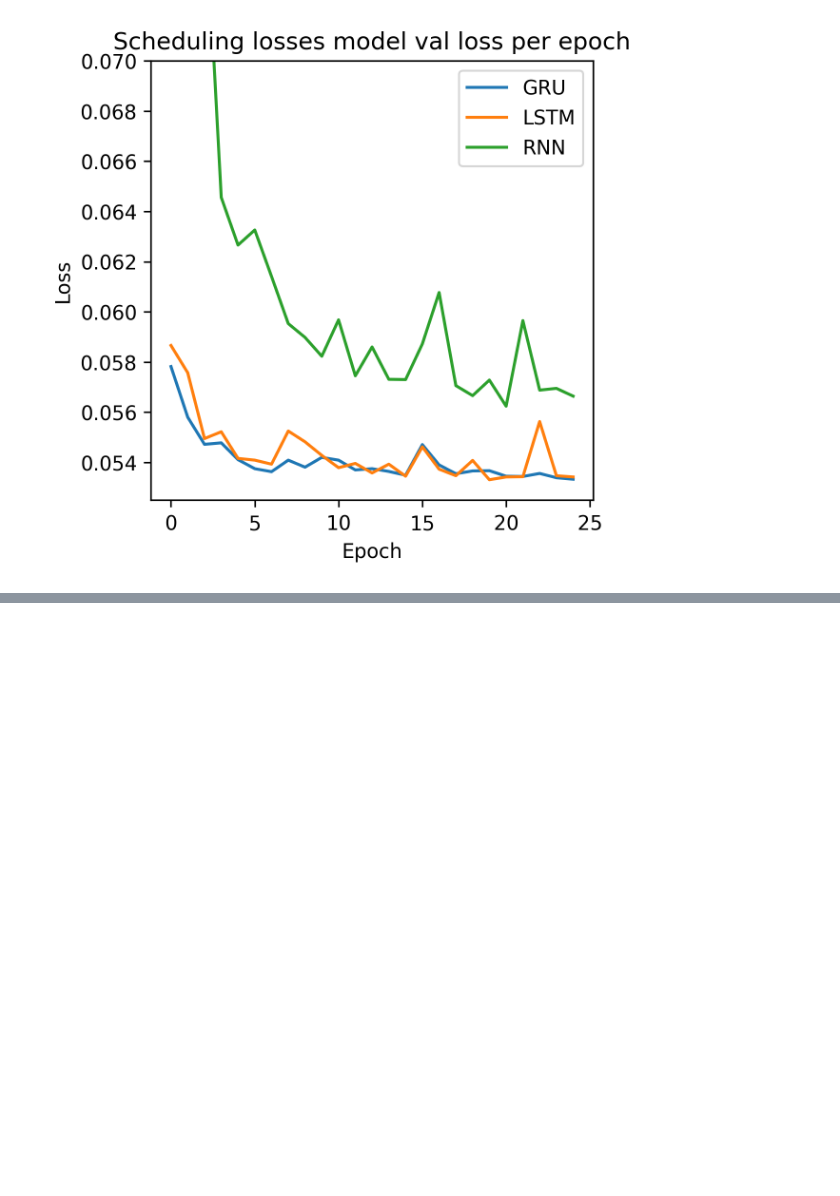
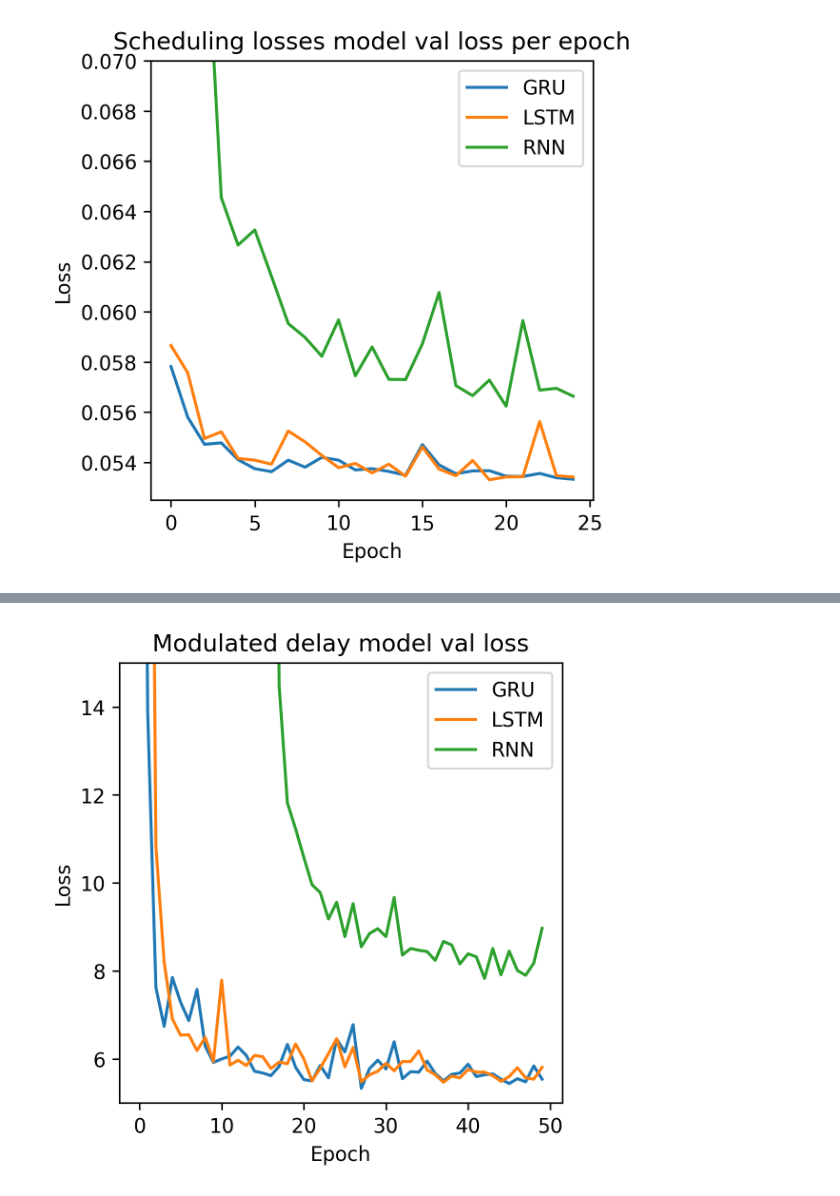
Before and after one commit to shouryaverma/routenet_fermi, a Jupyter notebook: results.ipynb, the cells around one changed output, grey strips where cells are left out. Drawn from its saved outputs; the diff is of its cells as text; code cells hidden in the pictures; blank space fills up the shorter version.

```diff
--- a/results.ipynb
+++ b/results.ipynb
@@ -174,0 +248,17 @@ plt.show()
+# %%
+gru_val = extract_loss_values('/home/verma198/Public/RouteNet-Fermi/traffic_models/delay/ckpt_dir_modulated_GNN')
+lstm_val = extract_loss_values('/home/verma198/Public/RouteNet-Fermi/traffic_models/delay/ckpt_dir_modulated_LSTM')
+rnn_val = extract_loss_values('/home/verma198/Public/RouteNet-Fermi/traffic_models/delay/ckpt_dir_modulated_RNN')
+
+plt.figure(dpi=300, figsize=(4,4))
+plt.plot(gru_val, label='GRU')
+plt.plot(lstm_val, label='LSTM')
+plt.plot(rnn_val, label='RNN')
+plt.title('Modulated delay model val loss')
+plt.xlabel('Epoch')
+plt.ylabel('Loss')
+plt.ylim(5,15)
+plt.legend()
+plt.show()
+# %% [output]
+[figure, added]
```
Also changed, not shown: parts of 5 cells of this notebook, 1 other file.
